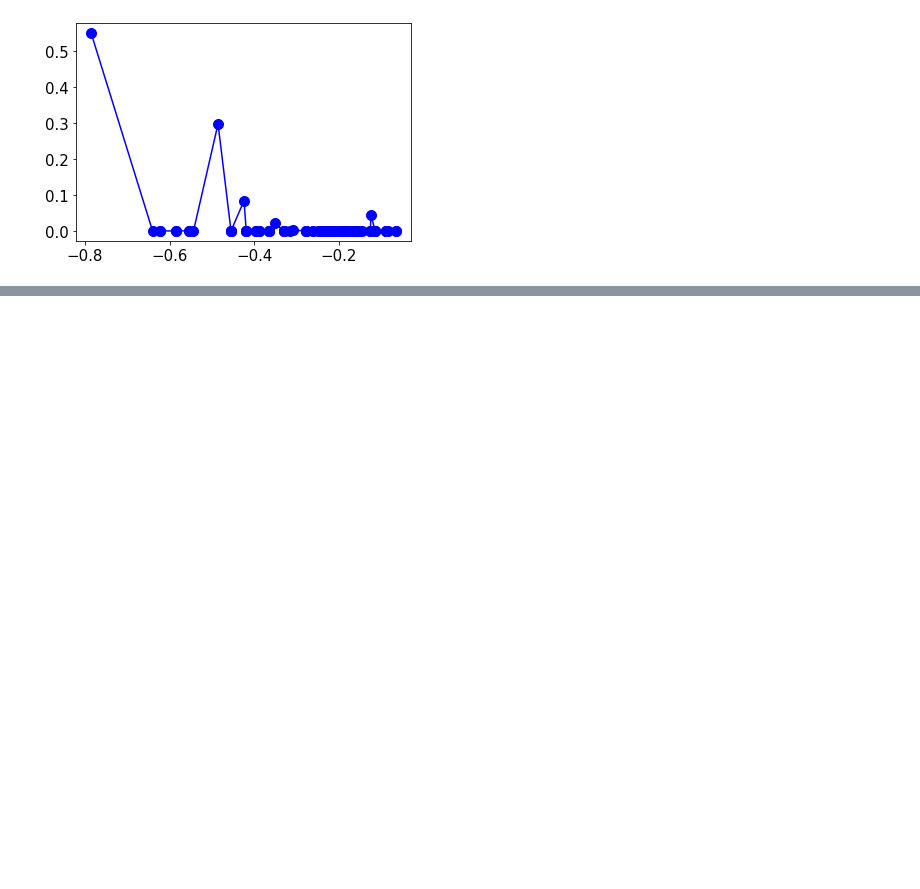
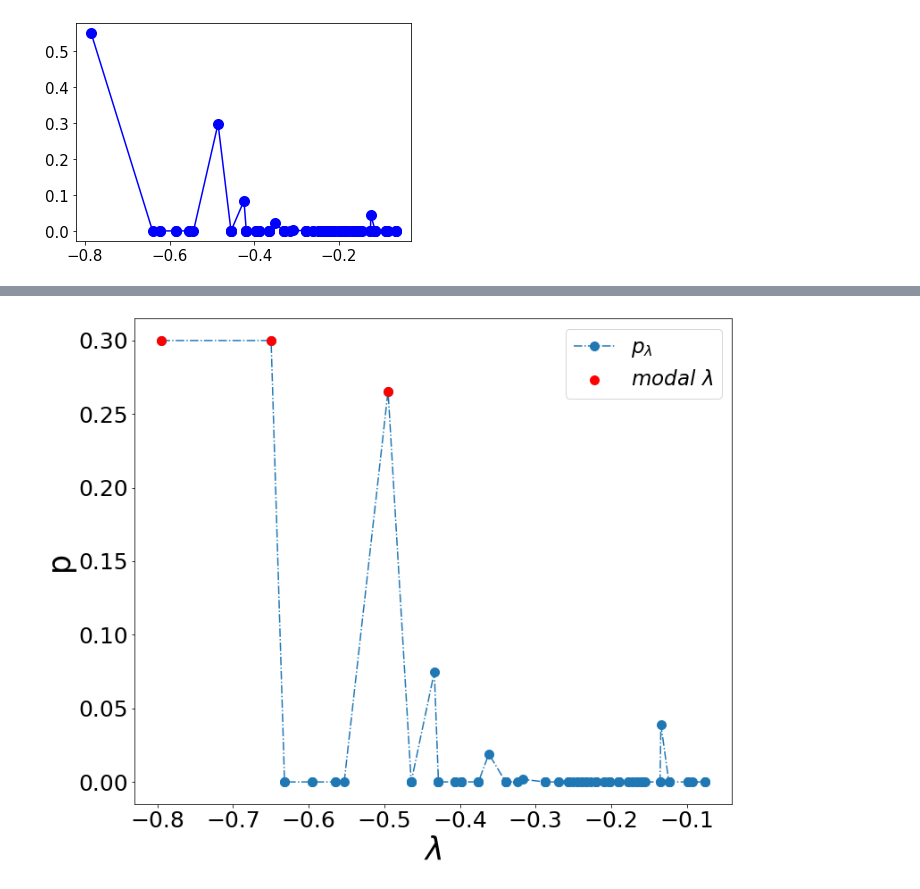
Before and after one commit to zhiyanding/MM-QCELS, a Jupyter notebook: compare_QCELS_QPE_tfim_8sites.ipynb, the cells around one changed output, grey strips where cells are left out. Saved outputs shown, nothing was run; the diff lists cells and outputs as text; code cells hidden in the pictures; blank space fills up the shorter version.

```diff
--- a/compare_QCELS_QPE_tfim_8sites.ipynb
+++ b/compare_QCELS_QPE_tfim_8sites.ipynb
@@ -172,3 +188,17 @@ plt.show()
+# %%
+plt.figure(figsize=(12,10))
+plt.plot(spectrum,population,linestyle="-.",marker="o",
+         label="$p_{\lambda}$",zorder = 1)
+plt.xlabel("$\lambda$",fontsize=35)
+plt.ylabel("p",fontsize=35)
+plt.scatter([spectrum[0],spectrum[1],spectrum[9]],
+            [population[0],population[1],population[9]],label=r"$modal\ \lambda$",c ="red",zorder = 2)
+plt.xticks(fontsize=25)
+plt.yticks(fontsize=25)
+plt.legend(fontsize=23)
+plt.show()
+# %% [output]
+[figure, added]
 # %%
 # np.savez('result_TFIM_8sites_QPE',name1=rate_success_QPE,name2=T_list_QPE,name3=cost_list_avg_QPE,
 #          name4=err_QPE)
```
Also changed, not shown: parts of 2 cells of this notebook, 28 other files.
